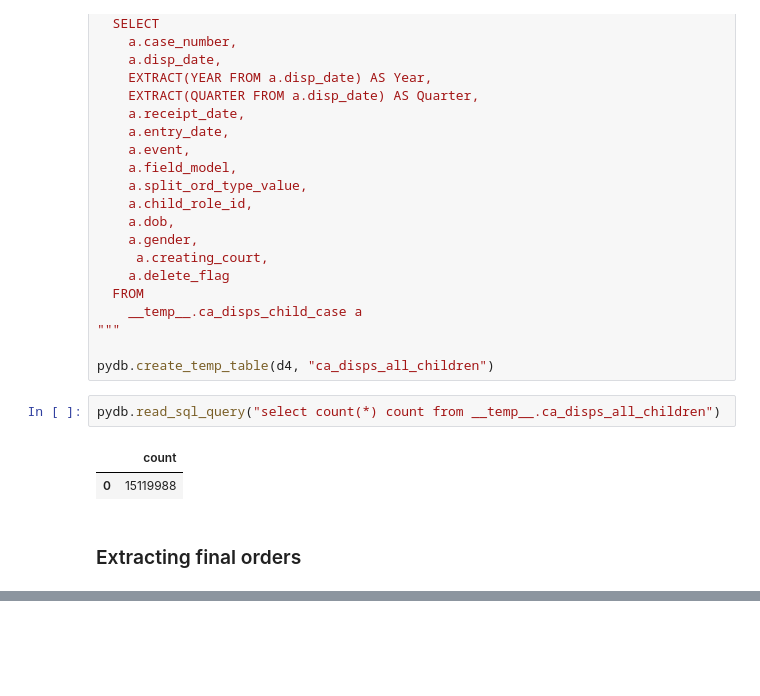
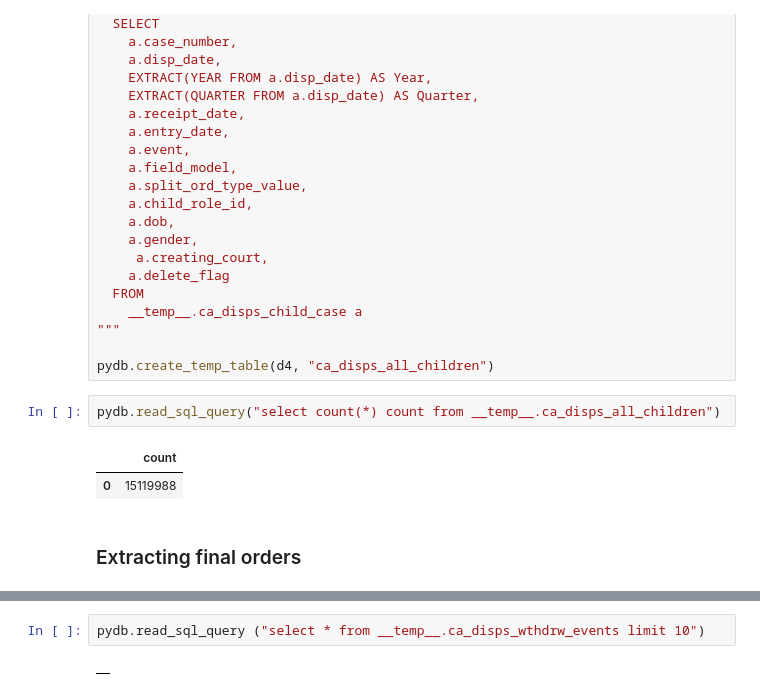
Before and after one commit to moj-analytical-services/FCSQ_data, a Jupyter notebook: data/ca_act_disps.ipynb, the cells around one changed output, grey strips where cells are left out. Saved outputs shown, nothing was run; the diff lists cells and outputs as text; blank space fills up the shorter version.

```diff
--- a/data/ca_act_disps.ipynb
+++ b/data/ca_act_disps.ipynb
@@ -281,0 +351,4 @@ pydb.read_sql_query (f"""select * from {db1}.event_fields where field_model IN (
+# %%
+pydb.read_sql_query ("select * from __temp__.ca_disps_wthdrw_events limit 10")
+# %% [output]
+|  |
```
Also changed, not shown: parts of 7 cells of this notebook.
